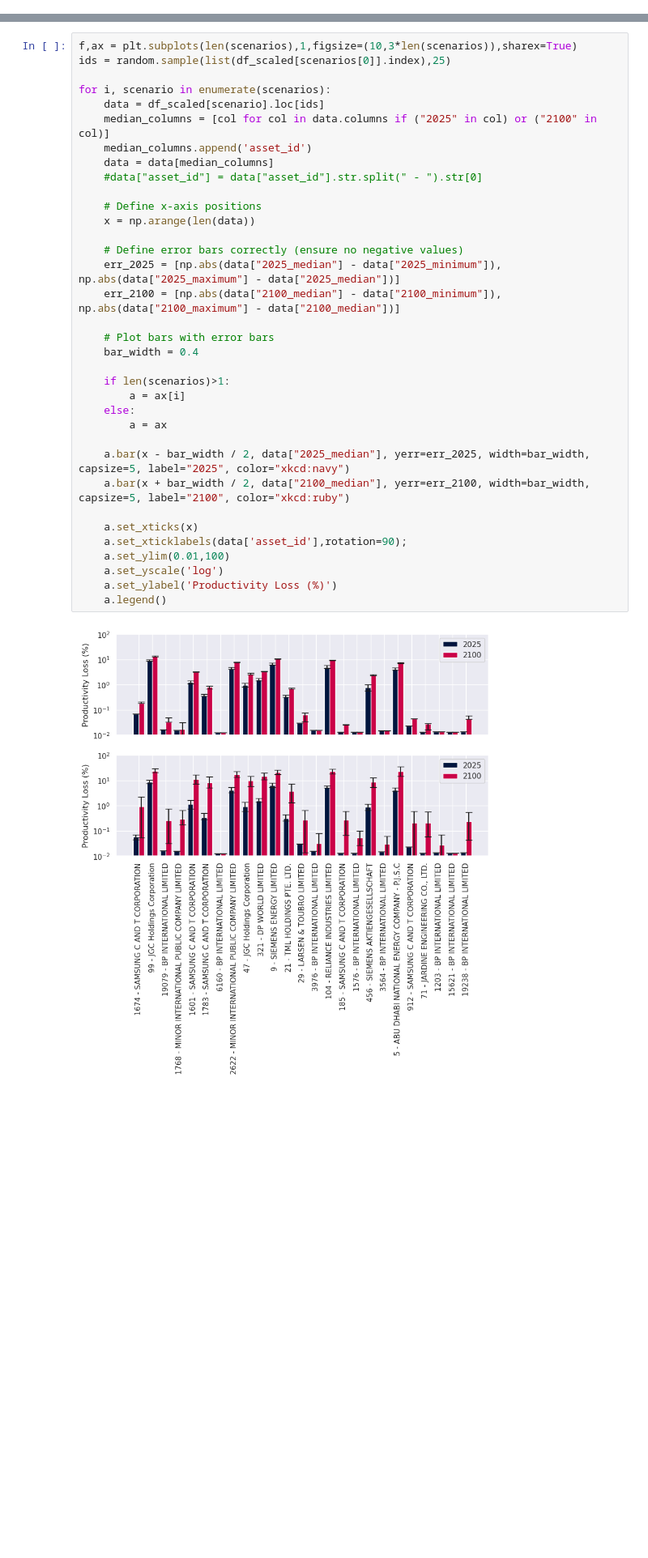
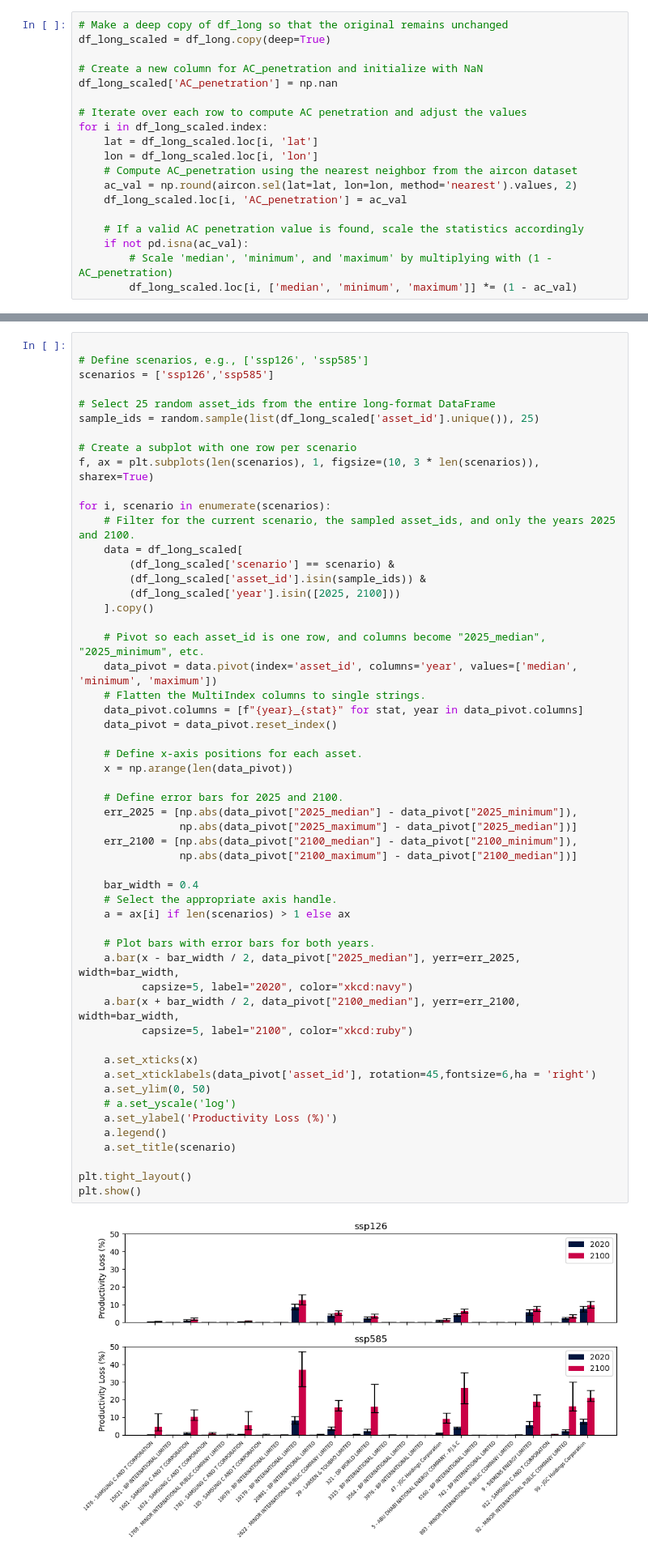
Before and after one commit to climate-x-org/Productivity_Loss_V2.0, a Jupyter notebook: dev/development.ipynb, the cells around one changed output, grey strips where cells are left out. Shown at 81% size. Cells and saved outputs as stored; diff of their text form; blank space fills up the shorter version.

```diff
--- a/dev/development.ipynb
+++ b/dev/development.ipynb
@@ -109,0 +87,19 @@ if not pd.isna(df_scaled[scenario].loc[446,'AC_penetration']):
+# %%
+# Make a deep copy of df_long so that the original remains unchanged
+df_long_scaled = df_long.copy(deep=True)
+
+# Create a new column for AC_penetration and initialize with NaN
+df_long_scaled['AC_penetration'] = np.nan
+
+# Iterate over each row to compute AC penetration and adjust the values
+for i in df_long_scaled.index:
+    lat = df_long_scaled.loc[i, 'lat']
+    lon = df_long_scaled.loc[i, 'lon']
+    # Compute AC_penetration using the nearest neighbor from the aircon dataset
+    ac_val = np.round(aircon.sel(lat=lat, lon=lon, method='nearest').values, 2)
+    df_long_scaled.loc[i, 'AC_penetration'] = ac_val
+
+    # If a valid AC penetration value is found, scale the statistics accordingly
+    if not pd.isna(ac_val):
+        # Scale 'median', 'minimum', and 'maximum' by multiplying with (1 - AC_penetration)
+        df_long_scaled.loc[i, ['median', 'minimum', 'maximum']] *= (1 - ac_val)
@@ -113,37 +144,56 @@ import random
 # %%
-f,ax = plt.subplots(len(scenarios),1,figsize=(10,3*len(scenarios)),sharex=True)
-ids = random.sample(list(df_scaled[scenarios[0]].index),25)
+
+# Define scenarios, e.g., ['ssp126', 'ssp585']
+scenarios = ['ssp126','ssp585']
+
+# Select 25 random asset_ids from the entire long-format DataFrame
+sample_ids = random.sample(list(df_long_scaled['asset_id'].unique()), 25)
+
+# Create a subplot with one row per scenario
+f, ax = plt.subplots(len(scenarios), 1, figsize=(10, 3 * len(scenarios)), sharex=True)
 
 for i, scenario in enumerate(scenarios):
-    data = df_scaled[scenario].loc[ids]
-    median_columns = [col for col in data.columns if ("2025" in col) or ("2100" in col)]
-    median_columns.append('asset_id')
-    data = data[median_columns]
-    #data["asset_id"] = data["asset_id"].str.split(" - ").str[0]
+    # Filter for the current scenario, the sampled asset_ids, and only the years 2025 and 2100.
+    data = df_long_scaled[
+        (df_long_scaled['scenario'] == scenario) &
+        (df_long_scaled['asset_id'].isin(sample_ids)) &
+        (df_long_scaled['year'].isin([2025, 2100]))
+    ].copy()
 
-    # Define x-axis positions
-    x = np.arange(len(data))
+    # Pivot so each asset_id is one row, and columns become "2025_median", "2025_minimum", etc.
+    data_pivot = data.pivot(index='asset_id', columns='year', values=['median', 'minimum', 'maximum'])
+    # Flatten the MultiIndex columns to single strings.
+    data_pivot.columns = [f"{year}_{stat}" for stat, year in data_pivot.columns]
+    data_pivot = data_pivot.reset_index()
 
-    # Define error bars correctly (ensure no negative values)
-    err_2025 = [np.abs(data["2025_median"] - data["2025_minimum"]), np.abs(data["2025_maximum"] - data["2025_median"])]
-    err_2100 = [np.abs(data["2100_median"] - data["2100_minimum"]), np.abs(data["2100_maximum"] - data["2100_median"])]
+    # Define x-axis positions for each asset.
+    x = np.arange(len(data_pivot))
 
-    # Plot bars with error bars
+    # Define error bars for 2025 and 2100.
+    err_2025 = [np.abs(data_pivot["2025_median"] - data_pivot["2025_minimum"]),
+                np.abs(data_pivot["2025_maximum"] - data_pivot["2025_median"])]
+    err_2100 = [np.abs(data_pivot["2100_median"] - data_pivot["2100_minimum"]),
+                np.abs(data_pivot["2100_maximum"] - data_pivot["2100_median"])]
+
     bar_width = 0.4
+    # Select the appropriate axis handle.
+    a = ax[i] if len(scenarios) > 1 else ax
 
-    if len(scenarios)>1:
-        a = ax[i]
-    else:
-        a = ax
-
-    a.bar(x - bar_width / 2, data["2025_median"], yerr=err_2025, width=bar_width, capsize=5, label="2025", color="xkcd:navy")
-    a.bar(x + bar_width / 2, data["2100_median"], yerr=err_2100, width=bar_width, capsize=5, label="2100", color="xkcd:ruby")
+    # Plot bars with error bars for both years.
+    a.bar(x - bar_width / 2, data_pivot["2025_median"], yerr=err_2025, width=bar_width,
+          capsize=5, label="2020", color="xkcd:navy")
+    a.bar(x + bar_width / 2, data_pivot["2100_median"], yerr=err_2100, width=bar_width,
+          capsize=5, label="2100", color="xkcd:ruby")
 
     a.set_xticks(x)
-    a.set_xticklabels(data['asset_id'],rotation=90);
-    a.set_ylim(0.01,100)
-    a.set_yscale('log')
+    a.set_xticklabels(data_pivot['asset_id'], rotation=45,fontsize=6,ha = 'right')
+    a.set_ylim(0, 50)
+    # a.set_yscale('log')
     a.set_ylabel('Productivity Loss (%)')
     a.legend()
+    a.set_title(scenario)
+
+plt.tight_layout()
+plt.show()
 # %% [output]
-[figure, old version]
+[figure, new version]
```
Also changed, not shown: parts of 15 cells of this notebook, 12 other files.
